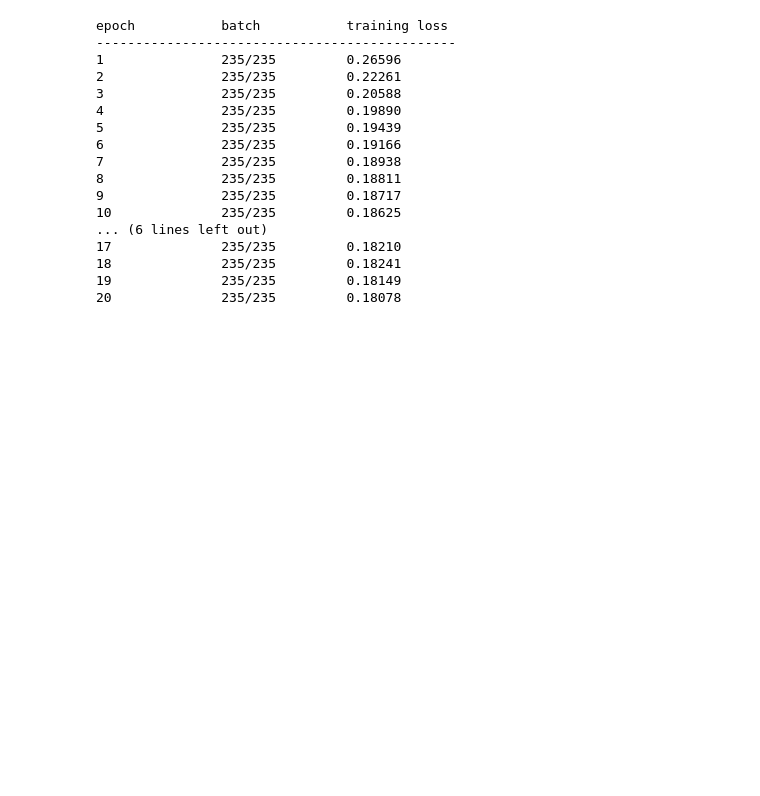
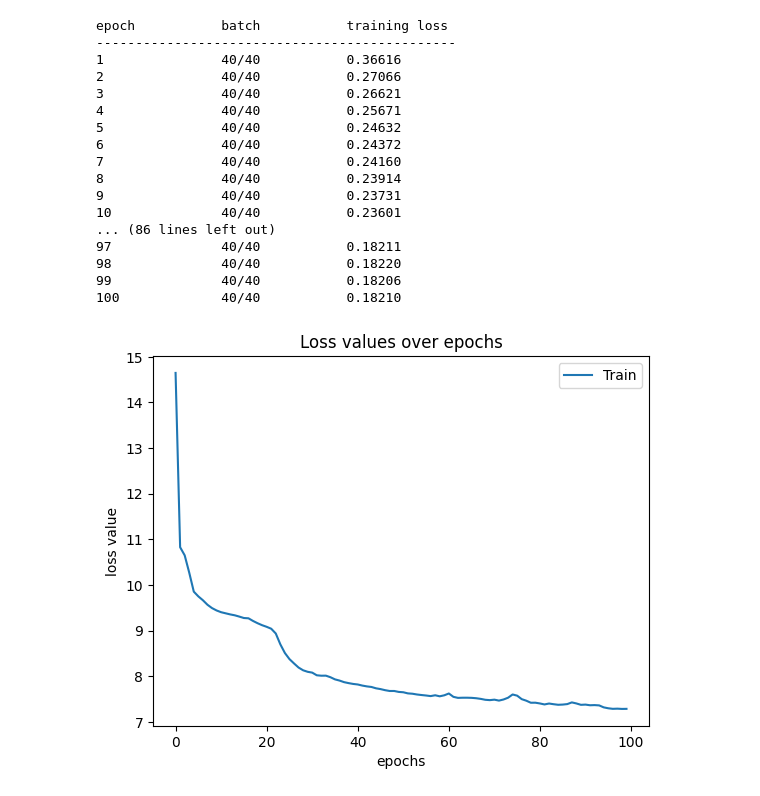
Before and after one commit to hmralavi/ML-Pytorch, a Jupyter notebook: 05-mnist-classification-VAE/05-mnist-classification-VAE.ipynb, the cells around one changed output. Cells and saved outputs as stored; diff of their text form; code cells hidden in the pictures; blank space fills up the shorter version.

```diff
--- a/05-mnist-classification-VAE/05-mnist-classification-VAE.ipynb
+++ b/05-mnist-classification-VAE/05-mnist-classification-VAE.ipynb
@@ -84,7 +86,7 @@ en = Encoder()
 de = Decoder()
 vae = VAE(en, de).to(device)
 # %%
-optimizer = torch.optim.Adam(vae.parameters(), lr=0.005)
+optimizer = torch.optim.Adam(vae.parameters(), lr=0.001)
 
 def lossfn(reconstructed_x, x, mu, sigma):
     BCE = torch.nn.BCELoss()(reconstructed_x, x)
@@ -107,7 +109,7 @@ def train_one_batch(X):
     optimizer.step()
     return loss.item()
 # %%
-n_epochs = 20
+n_epochs = 100
 print("epoch\t\tbatch\t\ttraining loss")
 print("----------------------------------------------")
 train_loss = []
@@ -119,25 +121,36 @@ for epoch in range(n_epochs):
         ibatch += 1
         train_loss[-1] += train_one_batch(X.to(device))
         print(f"{epoch+1}\t\t{ibatch}/{all_batches}\t\t{train_loss[-1]/all_batches:.5f}", end="\r")
+    train_loss[-1] /= all_batches
     print()
 # %% [output]
 epoch           batch           training loss
 ----------------------------------------------
-1               235/235         0.26596
-2               235/235         0.22261
-3               235/235         0.20588
-4               235/235         0.19890
-5               235/235         0.19439
-6               235/235         0.19166
-7               235/235         0.18938
-8               235/235         0.18811
-9               235/235         0.18717
-10              235/235         0.18625
-... (6 lines left out)
-17              235/235         0.18210
-18              235/235         0.18241
-19              235/235         0.18149
-20              235/235         0.18078
+1               40/40           0.36616
+2               40/40           0.27066
+3               40/40           0.26621
+4               40/40           0.25671
+5               40/40           0.24632
+6               40/40           0.24372
+7               40/40           0.24160
+8               40/40           0.23914
+9               40/40           0.23731
+10              40/40           0.23601
+... (86 lines left out)
+97              40/40           0.18211
+98              40/40           0.18220
+99              40/40           0.18206
+100             40/40           0.18210
+# %%
+import matplotlib.pyplot as plt
+plt.plot(range(n_epochs), train_loss)
+plt.title("Loss values over epochs")
+plt.xlabel("epochs")
+plt.ylabel("loss value")
+plt.legend(["Train"])
+plt.show()
+# %% [output]
+[figure, added]
 # %%
 # plotting the images of the test dataset in the latent space.
 import matplotlib.pyplot as plt
```
Also changed, not shown: parts of 4 cells of this notebook.
